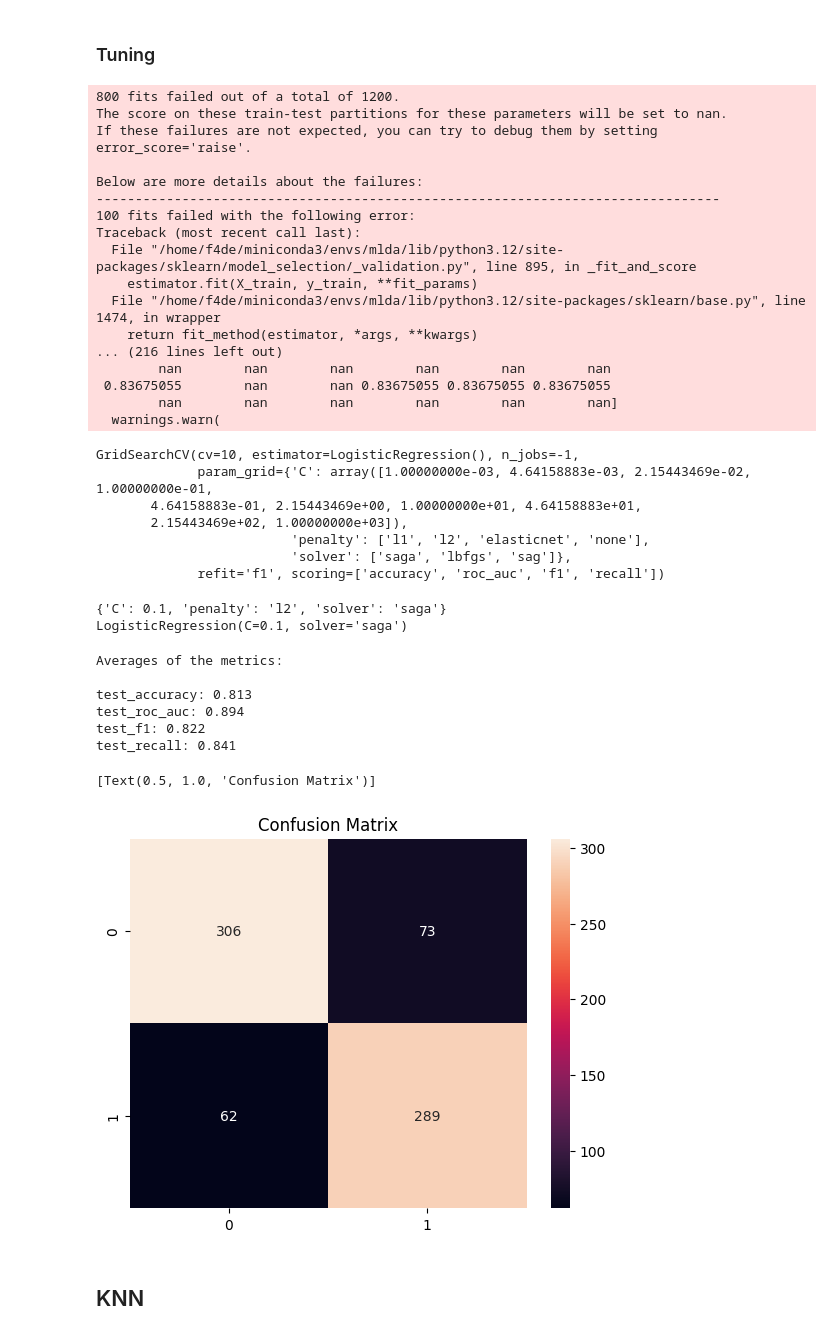
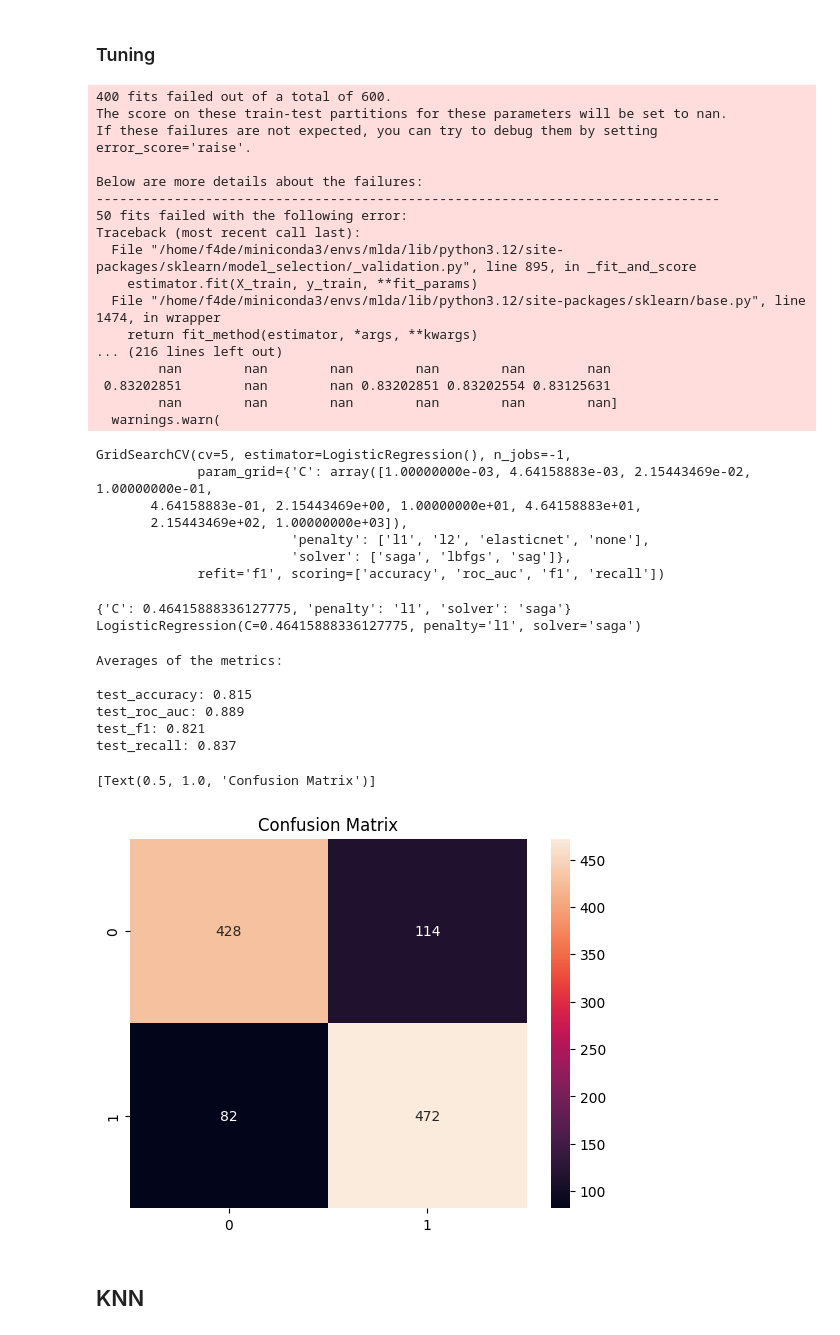
Before and after one commit to Nenne2000/MLDA_Project, a Jupyter notebook: MLDA_cv.ipynb, the cells around one changed output. Saved outputs shown, nothing was run; the diff lists cells and outputs as text; code cells hidden in the pictures.

```diff
--- a/MLDA_cv.ipynb
+++ b/MLDA_cv.ipynb
@@ -294,16 +294,16 @@ plt.show()
 [figure]
 # %%
 # Splitting dataset on training and testing datasets
-#X_train, X_test, y_train, y_test = train_test_split(norm_X,y_rus, test_size = 0.2, random_state = 42)
+X_train, X_test, y_train, y_test = train_test_split(norm_X,y, test_size = 0.2, random_state = 45)
 #print('Training set: ' + str(len(X_train)))
 #print('Testing set: ' + str(len(X_test)))
 
 # split the dataset with k-fold cross validation
-from sklearn.model_selection import KFold
-kf = KFold(n_splits=5, shuffle=True, random_state=42)
-for train_index, test_index in kf.split(norm_X):
-    X_train, X_test = norm_X.iloc[train_index], norm_X.iloc[test_index]
-    y_train, y_test = y.iloc[train_index], y.iloc[test_index]
+# from sklearn.model_selection import KFold
+# kf = KFold(n_splits=5, shuffle=True, random_state=45)
+# for train_index, test_index in kf.split(norm_X):
+#     X_train, X_test = norm_X.iloc[train_index], norm_X.iloc[test_index]
+#     y_train, y_test = y.iloc[train_index], y.iloc[test_index]
 
 print('Training set: ' + str(len(X_train)))
 print('Testing set: ' + str(len(X_test)))
@@ -417,6 +417,6 @@ param_grid = {'C': [0.1,0.5,1,5],
               'gamma': ['scale','auto'],
               'kernel': ['rbf', 'poly', 'sigmoid']
               }
-grid = GridSearchCV(SVC(),param_grid,n_jobs = -1,verbose=0,cv=10, scoring=["accuracy","roc_auc","f1","recall"], refit="f1" )
+grid = GridSearchCV(SVC(),param_grid,n_jobs = -1,verbose=0,cv=5, scoring=["accuracy","roc_auc","f1","recall"], refit="f1" )
 grid.fit(X_train,y_train)
 # %% [output]
@@ -483,16 +483,16 @@ param_grid = {'C': np.logspace(-3, 3, 10),
               'penalty': ['l1', 'l2','elasticnet','none'],
               'solver': [ 'saga','lbfgs','sag']
               }
-grid = GridSearchCV(LogisticRegression(),param_grid,refit="f1",n_jobs = -1,verbose=0,cv=10, scoring=["accuracy","roc_auc","f1","recall"])
+grid = GridSearchCV(LogisticRegression(),param_grid,refit="f1",n_jobs = -1,verbose=0,cv=5, scoring=["accuracy","roc_auc","f1","recall"])
 grid.fit(X_train,y_train)
 # %% [output]
-800 fits failed out of a total of 1200.
+400 fits failed out of a total of 600.
 The score on these train-test partitions for these parameters will be set to nan.
 If these failures are not expected, you can try to debug them by setting error_score='raise'.
 
 Below are more details about the failures:
 --------------------------------------------------------------------------------
-100 fits failed with the following error:
+50 fits failed with the following error:
 Traceback (most recent call last):
   File "/home/f4de/miniconda3/envs/mlda/lib/python3.12/site-packages/sklearn/model_selection/_validation.py", line 895, in _fit_and_score
     estimator.fit(X_train, y_train, **fit_params)
@@ -500,10 +500,10 @@ Traceback (most recent call last):
     return fit_method(estimator, *args, **kwargs)
 ... (216 lines left out)
         nan        nan        nan        nan        nan        nan
- 0.83675055        nan        nan 0.83675055 0.83675055 0.83675055
+ 0.83202851        nan        nan 0.83202851 0.83202554 0.83125631
         nan        nan        nan        nan        nan        nan]
   warnings.warn(
-GridSearchCV(cv=10, estimator=LogisticRegression(), n_jobs=-1,
+GridSearchCV(cv=5, estimator=LogisticRegression(), n_jobs=-1,
              param_grid={'C': array([1.00000000e-03, 4.64158883e-03, 2.15443469e-02, 1.00000000e-01,
        4.64158883e-01, 2.15443469e+00, 1.00000000e+01, 4.64158883e+01,
        2.15443469e+02, 1.00000000e+03]),
@@ -514,26 +514,26 @@ GridSearchCV(cv=10, estimator=LogisticRegression(), n_jobs=-1,
 print(grid.best_params_)
 print(grid.best_estimator_)
 
-tuned = LogisticRegression(**grid.best_params_, random_state = 42)
+tuned = LogisticRegression(**grid.best_params_, random_state=45)
 tuned = tuned.fit(X_train,y_train)
 tuned_pred = tuned.predict(X_test)
 # %% [output]
-{'C': 0.1, 'penalty': 'l2', 'solver': 'saga'}
-LogisticRegression(C=0.1, solver='saga')
+{'C': 0.46415888336127775, 'penalty': 'l1', 'solver': 'saga'}
+LogisticRegression(C=0.46415888336127775, penalty='l1', solver='saga')
 # %%
-tuned_cv = LogisticRegression(**grid.best_params_, random_state = 42)
-tuned_scores = cross_validate(tuned_cv, X_train, y_train, cv=10, scoring=metric)
+tuned_cv = LogisticRegression(**grid.best_params_, random_state=45)
+tuned_scores = cross_validate(tuned_cv, X_train, y_train, cv=5, scoring=metric)
 average_metrics("LR",tuned_scores,True)
 sns.heatmap(confusion_matrix(y_test,tuned_pred), annot=True, fmt='g').set(title='Confusion Matrix')
 # %% [output]
 Averages of the metrics:
 
-test_accuracy: 0.813
-test_roc_auc: 0.894
-test_f1: 0.822
-test_recall: 0.841
+test_accuracy: 0.815
+test_roc_auc: 0.889
+test_f1: 0.821
+test_recall: 0.837
 [Text(0.5, 1.0, 'Confusion Matrix')]
-[figure, old version]
+[figure, new version]
 # %% [markdown]
 ## KNN
 # %%
```
Also changed, not shown: parts of 23 cells of this notebook, 1 other file.
